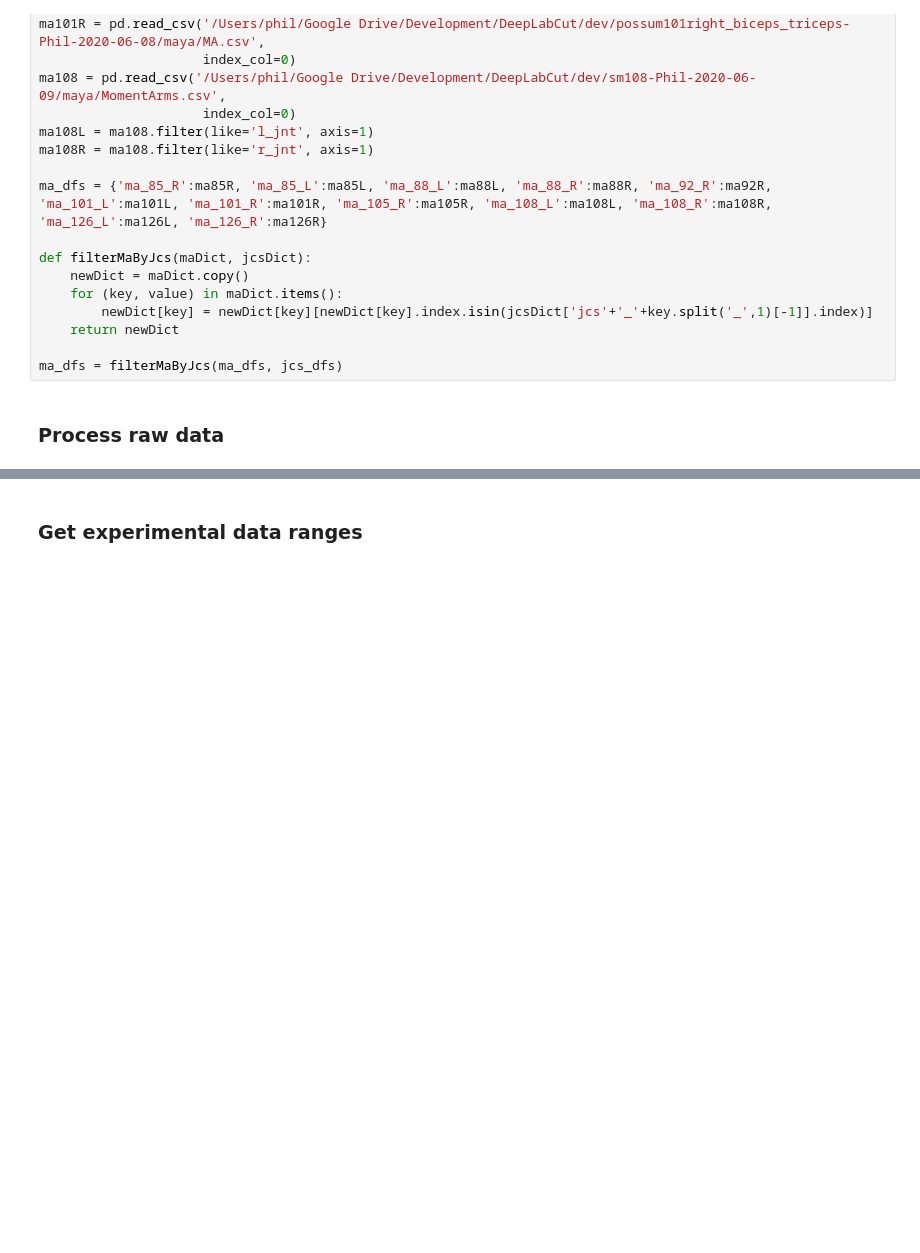
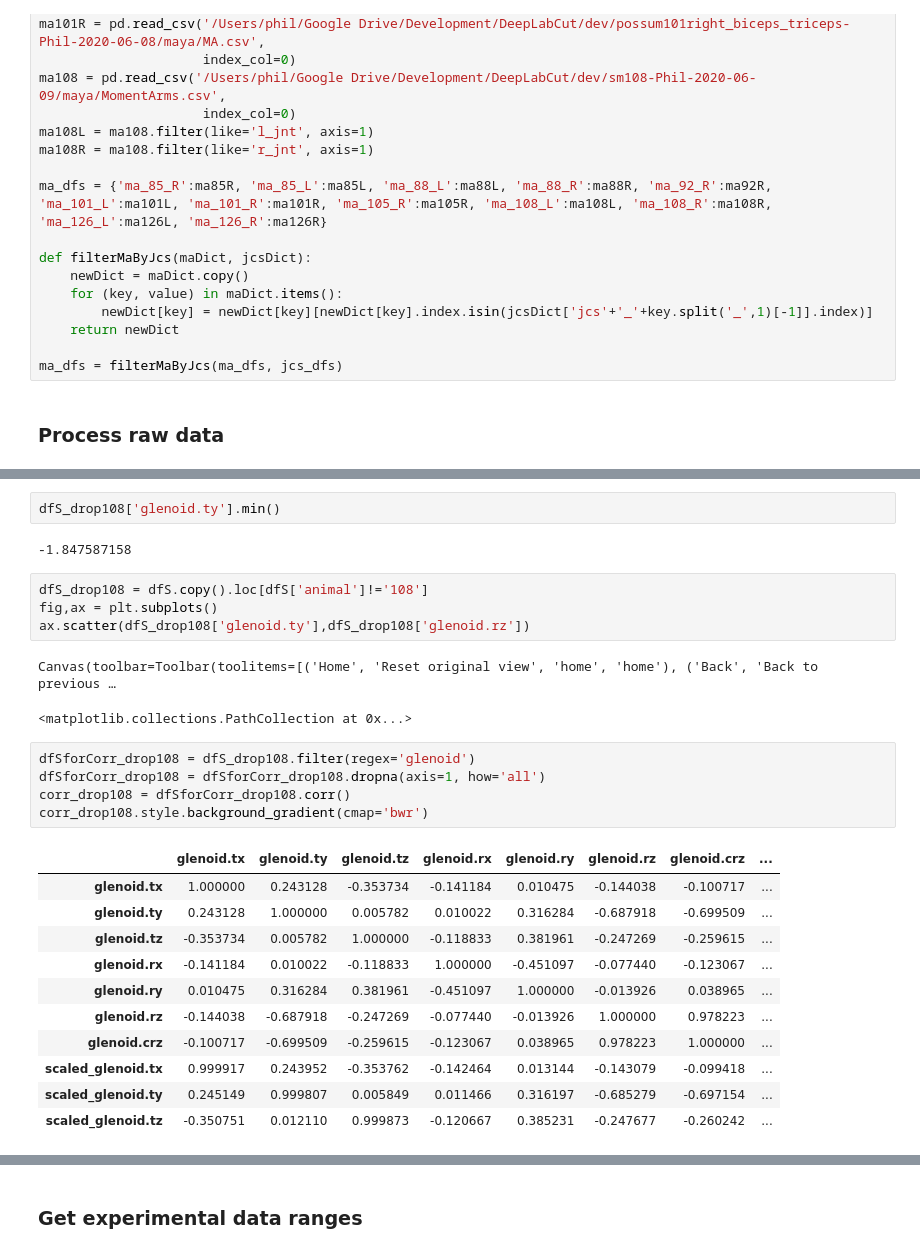
Before and after one commit to popscallion/DeepLabCut, a Jupyter notebook: deadROMM/ch3Analyses.ipynb, the cells around one changed output, grey strips where cells are left out. Drawn from its saved outputs; the diff is of its cells as text; blank space fills up the shorter version.

```diff
--- a/deadROMM/ch3Analyses.ipynb
+++ b/deadROMM/ch3Analyses.ipynb
@@ -564,0 +662,28 @@ See the caveats in the documentation: https://pandas.pydata.org/pandas-docs/stab
+# %%
+dfS_drop108['glenoid.ty'].min()
+# %% [output]
+-1.847587158
+# %%
+dfS_drop108 = dfS.copy().loc[dfS['animal']!='108']
+fig,ax = plt.subplots()
+ax.scatter(dfS_drop108['glenoid.ty'],dfS_drop108['glenoid.rz'])
+# %% [output]
+Canvas(toolbar=Toolbar(toolitems=[('Home', 'Reset original view', 'home', 'home'), ('Back', 'Back to previous …
+<matplotlib.collections.PathCollection at 0x...>
+# %%
+dfSforCorr_drop108 = dfS_drop108.filter(regex='glenoid')
+dfSforCorr_drop108 = dfSforCorr_drop108.dropna(axis=1, how='all')
+corr_drop108 = dfSforCorr_drop108.corr()
+corr_drop108.style.background_gradient(cmap='bwr')
+# %% [output]
+|  | glenoid.tx | glenoid.ty | glenoid.tz | glenoid.rx | glenoid.ry | glenoid.rz | glenoid.crz | ... |
+| glenoid.tx | 1.000000 | 0.243128 | -0.353734 | -0.141184 | 0.010475 | -0.144038 | -0.100717 | ... |
+| glenoid.ty | 0.243128 | 1.000000 | 0.005782 | 0.010022 | 0.316284 | -0.687918 | -0.699509 | ... |
+| glenoid.tz | -0.353734 | 0.005782 | 1.000000 | -0.118833 | 0.381961 | -0.247269 | -0.259615 | ... |
+| glenoid.rx | -0.141184 | 0.010022 | -0.118833 | 1.000000 | -0.451097 | -0.077440 | -0.123067 | ... |
+| glenoid.ry | 0.010475 | 0.316284 | 0.381961 | -0.451097 | 1.000000 | -0.013926 | 0.038965 | ... |
+| glenoid.rz | -0.144038 | -0.687918 | -0.247269 | -0.077440 | -0.013926 | 1.000000 | 0.978223 | ... |
+| glenoid.crz | -0.100717 | -0.699509 | -0.259615 | -0.123067 | 0.038965 | 0.978223 | 1.000000 | ... |
+| scaled_glenoid.tx | 0.999917 | 0.243952 | -0.353762 | -0.142464 | 0.013144 | -0.143079 | -0.099418 | ... |
+| scaled_glenoid.ty | 0.245149 | 0.999807 | 0.005849 | 0.011466 | 0.316197 | -0.685279 | -0.697154 | ... |
+| scaled_glenoid.tz | -0.350751 | 0.012110 | 0.999873 | -0.120667 | 0.385231 | -0.247677 | -0.260242 | ... |
```
Also changed, not shown: parts of 46 cells of this notebook, 43 other files.
